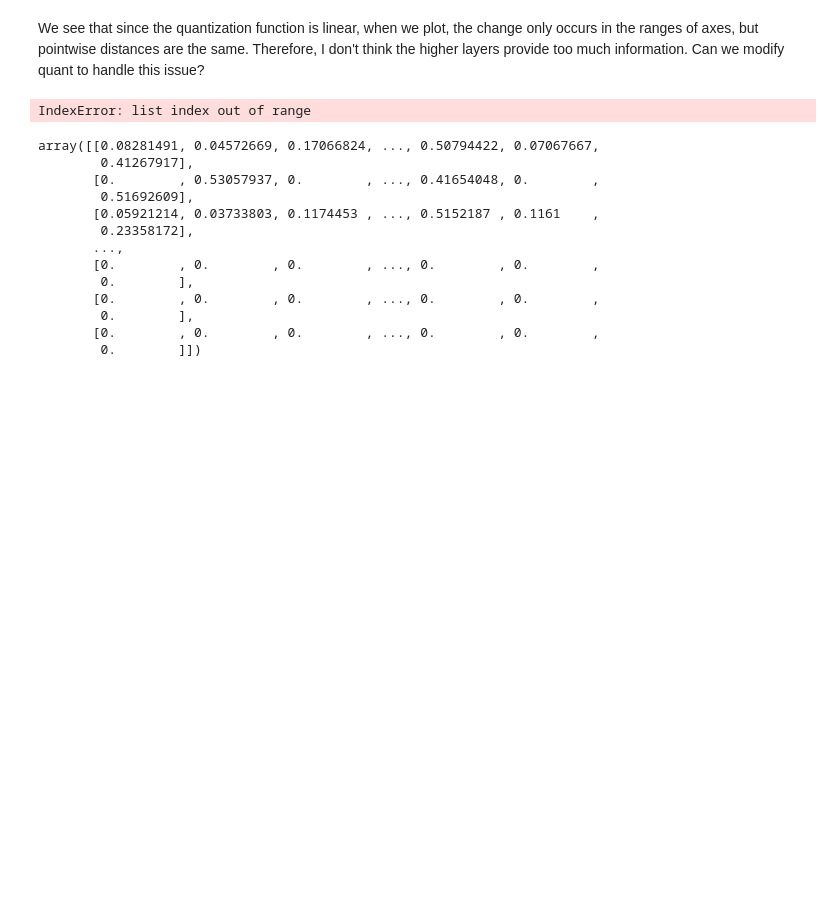
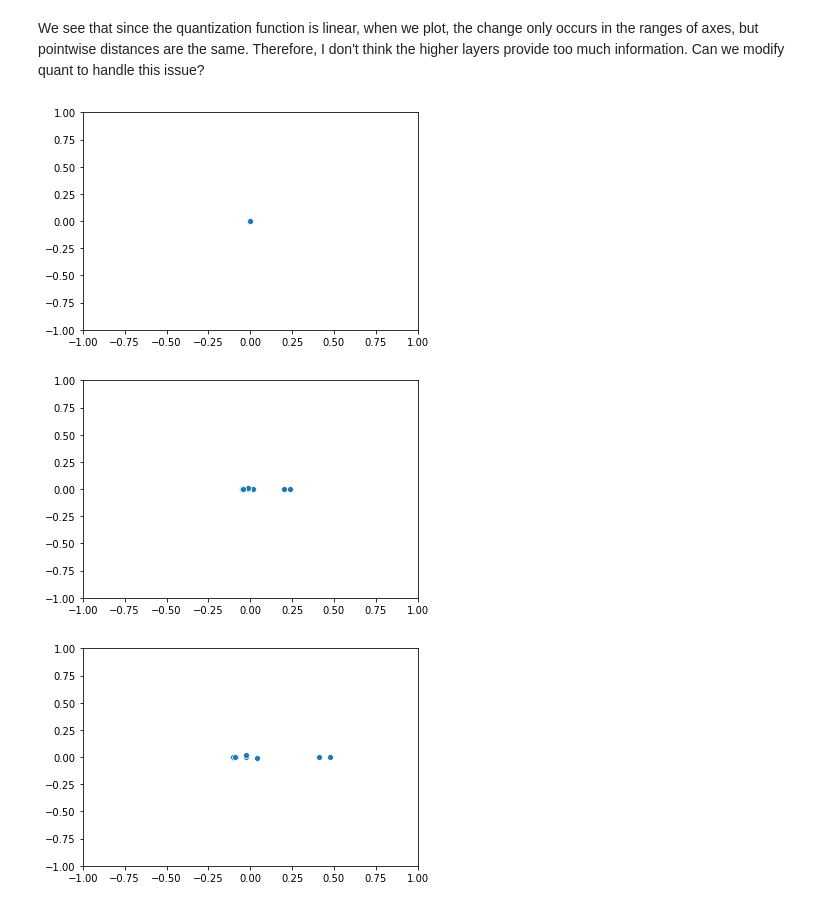
Before and after one commit to CopperWasp/PredictiveCoding, a Jupyter notebook: OnlinePredictiveCoding/quantization_visualization.ipynb, the cells around one changed output. Saved outputs shown, nothing was run; the diff lists cells and outputs as text; code cells hidden in the pictures; blank space fills up the shorter version.

```diff
--- a/OnlinePredictiveCoding/quantization_visualization.ipynb
+++ b/OnlinePredictiveCoding/quantization_visualization.ipynb
@@ -67,11 +67,11 @@ def sigmoid(x):
 def quant2(x, l):  # l: num_layers, x:input
     one_hot = copy.deepcopy(x)
     one_hot[one_hot != 0] = 1
-    step = (x - one_hot) / float(l-1)
+    step = (np.square(x) - one_hot / float(l-1))
     x_list = []
 
     for i in range(l):  # top down
-        x_list.append(sigmoid(one_hot + i * step))
+        x_list.append((one_hot + i * step))
 
     return x_list
 
@@ -92,28 +92,16 @@ for i in range(len(qts[0])):
 
 spaces = list(split.keys())
 # %%
-space_idx = 4
+space_idx = 5
 
 for i in range(len(qts)):
     pca = PCA(n_components=2)
     pca_result = pca.fit_transform(split[spaces[space_idx]][i])
+    plt.xlim(-1, 1)
+    plt.ylim(-1, 1)
     sns.scatterplot(pca_result[:,0], pca_result[:,1], legend='full')
     plt.show()
 # %% [output]
-IndexError: list index out of range
+[figure, added]
+[figure, added]
+[figure, added]
-# %%
-X
-# %% [output]
-array([[0.08281491, 0.04572669, 0.17066824, ..., 0.50794422, 0.07067667,
-        0.41267917],
-       [0.        , 0.53057937, 0.        , ..., 0.41654048, 0.        ,
-        0.51692609],
-       [0.05921214, 0.03733803, 0.1174453 , ..., 0.5152187 , 0.1161    ,
-        0.23358172],
-       ...,
-       [0.        , 0.        , 0.        , ..., 0.        , 0.        ,
-        0.        ],
-       [0.        , 0.        , 0.        , ..., 0.        , 0.        ,
-        0.        ],
-       [0.        , 0.        , 0.        , ..., 0.        , 0.        ,
-        0.        ]])
```
Also changed, not shown: parts of 3 cells of this notebook, 3 other files.
